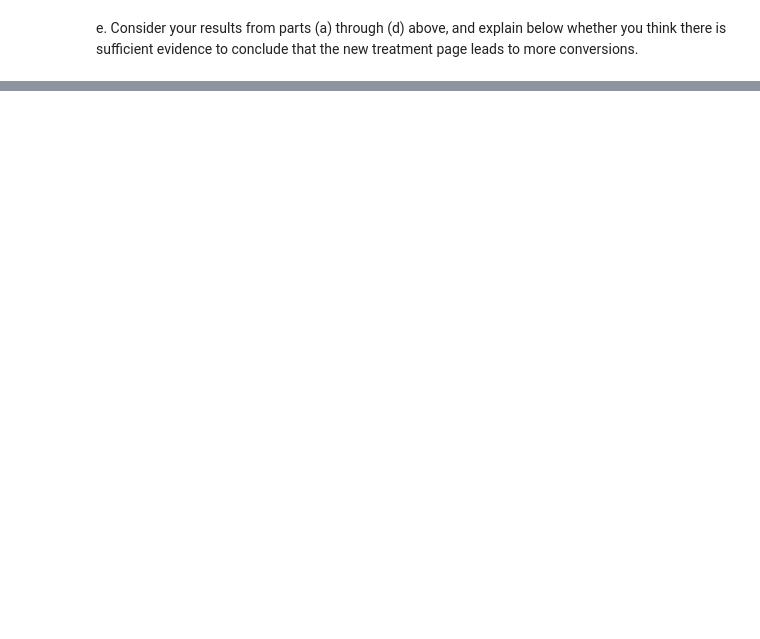
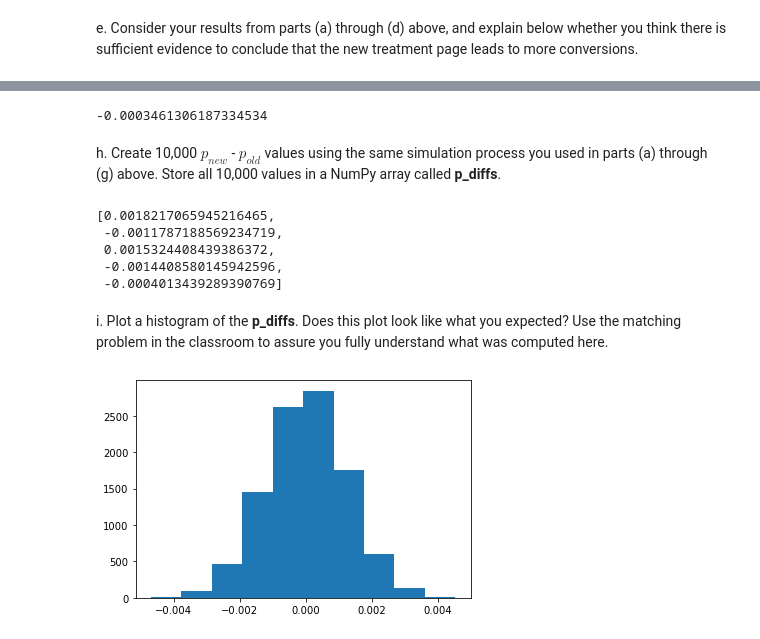
Before and after one commit to dainantonio/Analyze-A-B-Test-Results, a Jupyter notebook: AnalyzeABTestResults.db-checkpoint.ipynb, the cells around one changed output, grey strips where cells are left out. Saved outputs shown, nothing was run; the diff lists cells and outputs as text; code cells hidden in the pictures; blank space fills up the shorter version.

```diff
--- a/AnalyzeABTestResults.db-checkpoint.ipynb
+++ b/AnalyzeABTestResults.db-checkpoint.ipynb
@@ -233,0 +362,2 @@ There is not enough evidence to conclude that the new treatment page leads to mo
+# %%
+old_page_converted = np.random.binomial(n_old, p_old)
@@ -233,0 +366,31 @@ There is not enough evidence to conclude that the new treatment page leads to mo
+# %%
+diff = new_page_converted / n_new - old_page_converted / n_old
+diff
+# %% [output]
+-0.0003461306187334534
+# %% [markdown]
+h. Create 10,000 $p_{new}$ - $p_{old}$ values using the same simulation process you used in parts (a) through (g) above. Store all 10,000 values in a NumPy array called **p_diffs**.
+# %%
+p_diffs = []
+
+for _ in range(1,10000):
+    new_page_converted = np.random.binomial(n_new, p_new)
+    old_page_converted = np.random.binomial(n_old, p_old)
+    diff = new_page_converted / n_new - old_page_converted / n_old
+    p_diffs.append(diff)
+
+p_diffs[:5]
+# %% [output]
+[0.0018217065945216465,
+ -0.0011787188569234719,
+ 0.0015324408439386372,
+ -0.0014408580145942596,
+ -0.0004013439289390769]
+# %%
+p_diffs = np.asarray(p_diffs)
+# %% [markdown]
+i. Plot a histogram of the **p_diffs**.  Does this plot look like what you expected?  Use the matching problem in the classroom to assure you fully understand what was computed here.
+# %%
+plt.hist(p_diffs);
+# %% [output]
+[figure, added]
```
Also changed, not shown: parts of 95 cells of this notebook.
